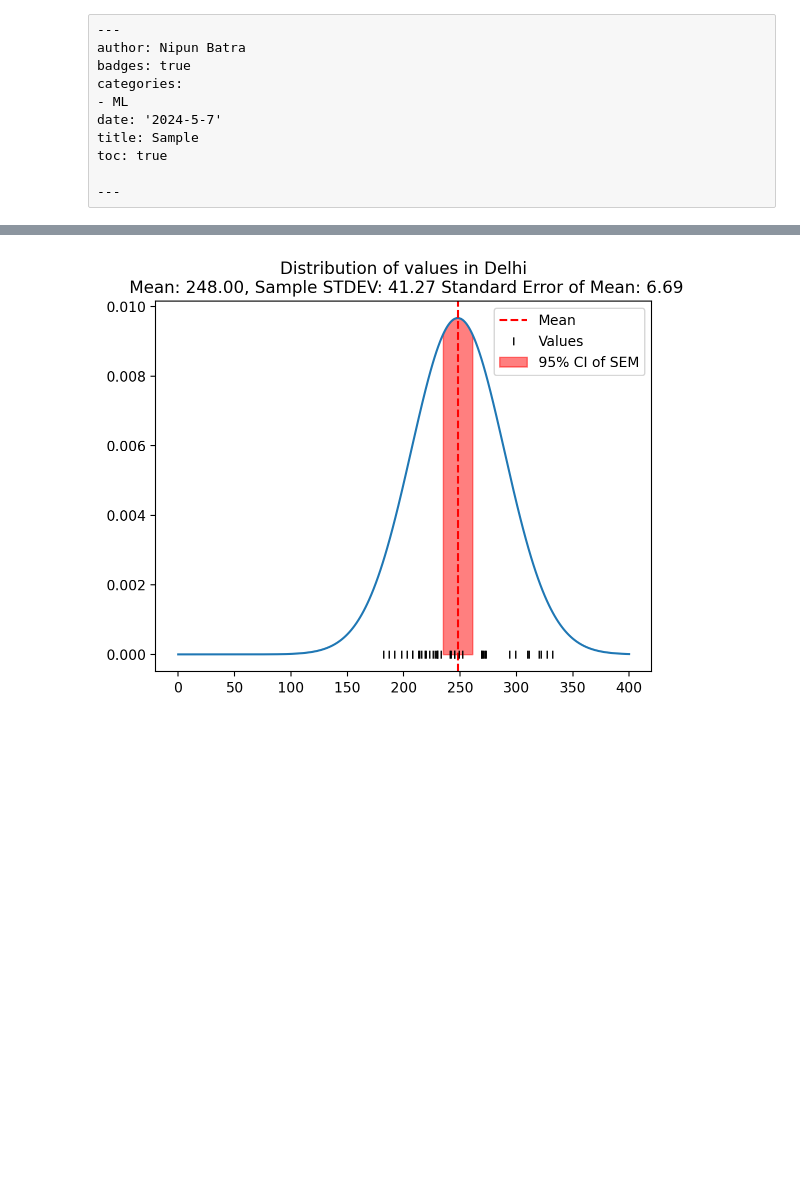
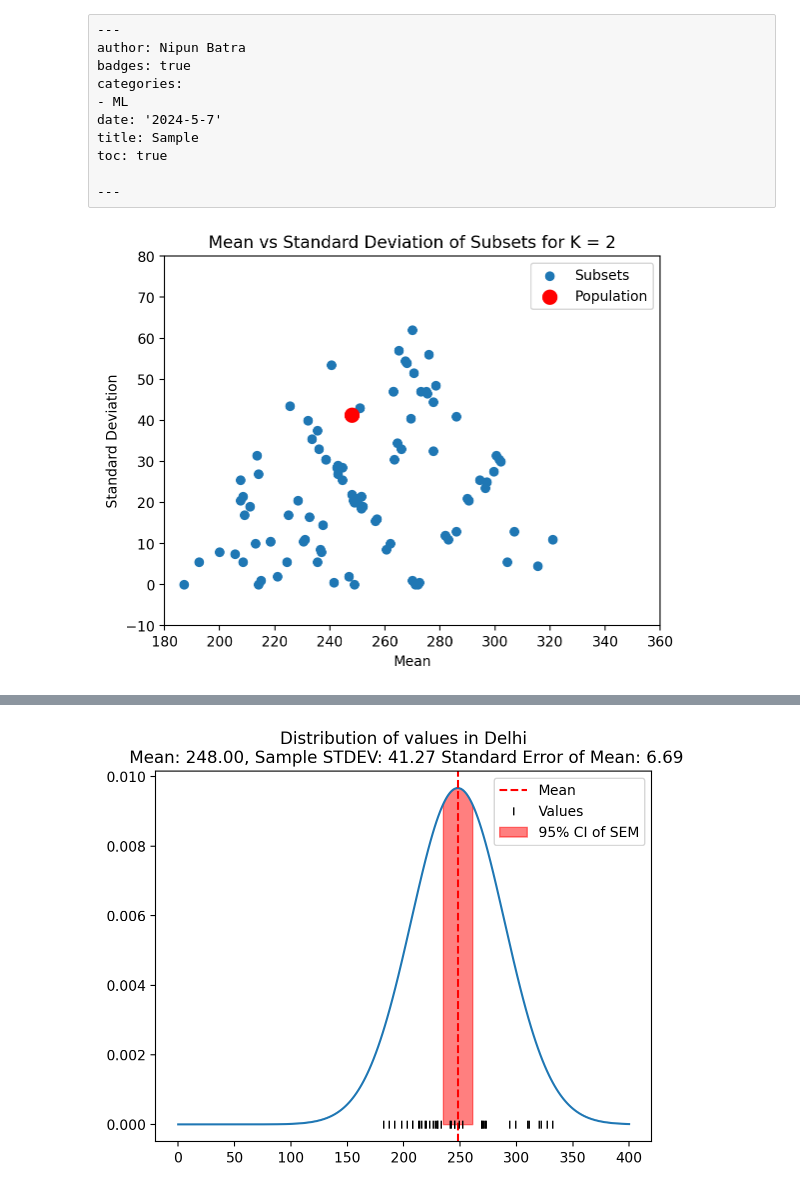
Before and after one commit to nipunbatra/blog, a Jupyter notebook: posts/2024-sample-distribution.ipynb, the cells around one changed output, grey strips where cells are left out. Cells and saved outputs as stored; diff of their text form; code cells hidden in the pictures; blank space fills up the shorter version.

```diff
--- a/posts/2024-sample-distribution.ipynb
+++ b/posts/2024-sample-distribution.ipynb
@@ -21,3 +21,37 @@ from einops import rearrange, reduce, repeat
 # %%
 vals_Delhi = np.array([182, 322, 252, 269, 245, 214, 230, 223, 229, 327, 219, 216, 272, 208, 320, 310, 187, 230, 192, 332, 213, 198, 269, 226, 242, 299, 241, 249, 203, 270, 273, 228, 294, 233, 220, 311, 208, 245, 271])
 vals_Kolhapur = np.array([90, 150])
+# %%
+pop_mean = np.mean(vals_Delhi)
+pop_stdev = np.std(vals_Delhi)
+
+# Now, consider different subsets of the data of size K and find the mean and standard deviation of each subset
+# and plot the mean and standard deviation of each subset.
+
+K = 5
+
+def plot_subsets(vals, K):
+
+    means = []
+    stdevs = []
+
+    num_subset = 100
+    for i in range(num_subset):
+        subset = np.random.choice(vals_Delhi, K)
+        means.append(np.mean(subset))
+        stdevs.append(np.std(subset))
+
+
+    plt.scatter(means, stdevs, label = 'Subsets')
+    plt.xlabel('Mean')
+    plt.ylabel('Standard Deviation')
+
+    plt.scatter([pop_mean], [pop_stdev], color='red', label = 'Population', s = 100)
+    plt.xlim(180, 360)
+    plt.ylim(-10, 80)
+    plt.legend()
+    plt.title(f'Mean vs Standard Deviation of Subsets for K = {K}')
+# %%
+plot_subsets(vals_Delhi, 2)
+# %% [output]
+[figure, added]
```
Also changed, not shown: parts of 2 cells of this notebook.
